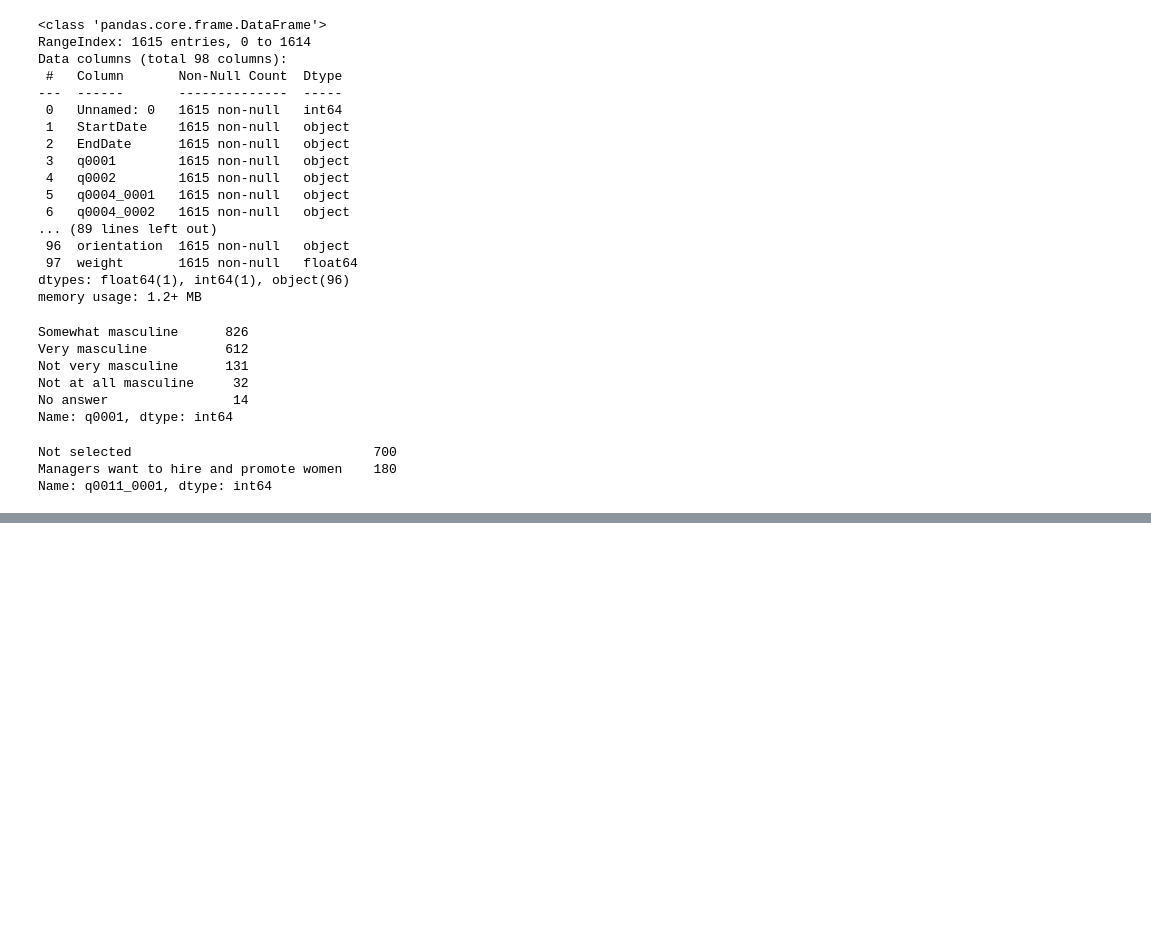
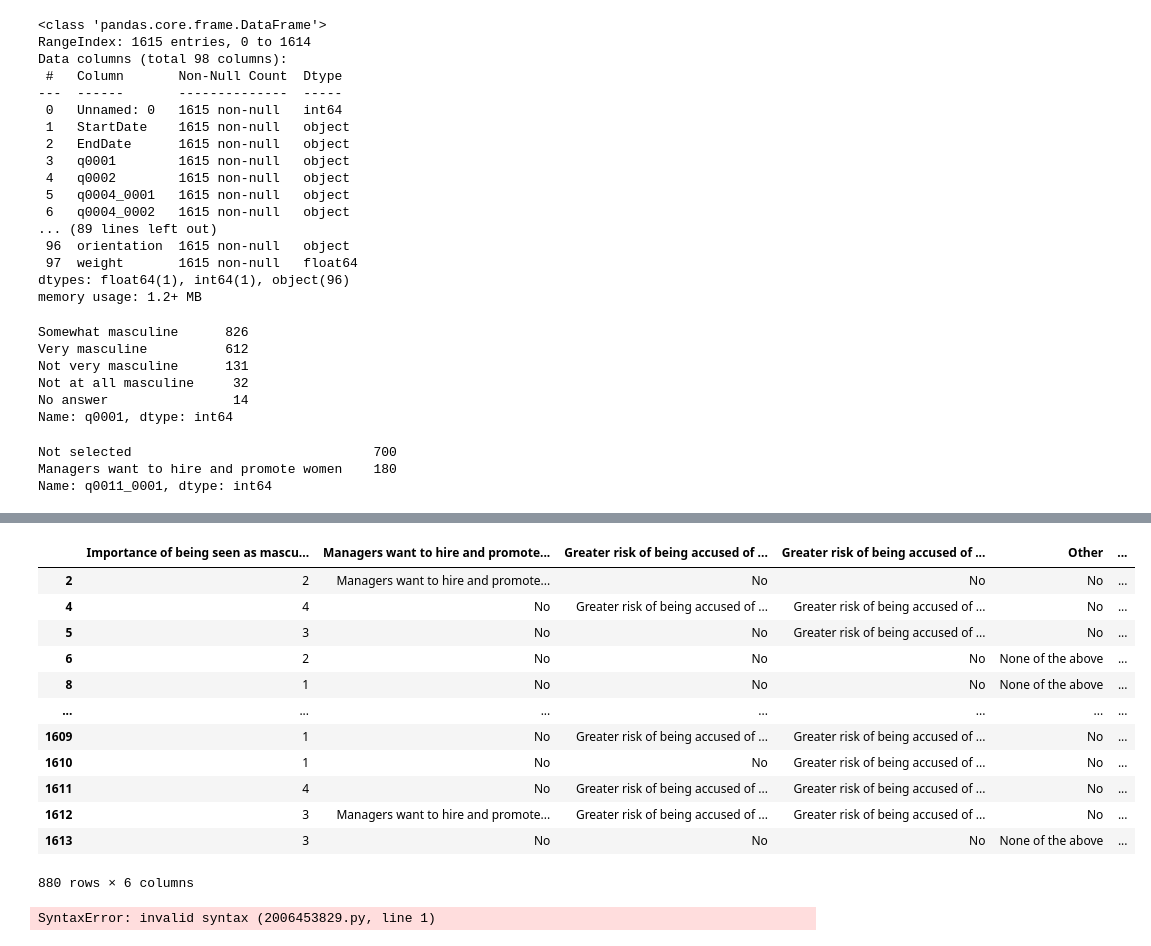
Before and after one commit to data301-2021-winter1/group20-project-, a Jupyter notebook: notebooks/analysis1.ipynb, the cells around one changed output, grey strips where cells are left out. Cells and saved outputs as stored; diff of their text form; code cells hidden in the pictures; blank space fills up the shorter version.

```diff
--- a/notebooks/analysis1.ipynb
+++ b/notebooks/analysis1.ipynb
@@ -121,0 +195,4 @@ Name: q0011_0001, dtype: int64
+# %%
+replacing_var = {"Not selected": "No" }
+Dataframe = Dataframe.replace(replacing_var)
+Dataframe
@@ -121,0 +305,47 @@ Name: q0011_0001, dtype: int64
+# %%
+## For Question 11
+df2 = (
+    pd.read_csv('https://raw.githubusercontent.com/fivethirtyeight/data/master/masculinity-survey/raw-responses.csv', usecols=['q0002','q0011_0001','q0011_0002','q0011_0003','q0011_0004','q0011_0005'])
+    .dropna()
+    .rename(columns={"q0002": "Importance of being seen as masculine" ,"q0011_0001": "Managers want to hire and promote women" , "q0011_0002": "Greater risk of being accused of sexual harassment" , "q0011_0003":"Greater risk of being accused of being sexist or racist" , "q0011_0004":"Other", "q0011_0005":"None of the above"})
+    .replace(cleanup_nums)
+    .replace(replacing_var)
+)
+df2
+# %% [output]
+|  | Importance of being seen as mascu... | Managers want to hire and promote... | Greater risk of being accused of ... | Greater risk of being accused of ... | Other | ... |
+| 2 | 2 | Managers want to hire and promote... | No | No | No | ... |
+| 4 | 4 | No | Greater risk of being accused of ... | Greater risk of being accused of ... | No | ... |
+| 5 | 3 | No | No | Greater risk of being accused of ... | No | ... |
+| 6 | 2 | No | No | No | None of the above | ... |
+| 8 | 1 | No | No | No | None of the above | ... |
+| ... | ... | ... | ... | ... | ... | ... |
+| 1609 | 1 | No | Greater risk of being accused of ... | Greater risk of being accused of ... | No | ... |
+| 1610 | 1 | No | No | Greater risk of being accused of ... | No | ... |
+| 1611 | 4 | No | Greater risk of being accused of ... | Greater risk of being accused of ... | No | ... |
+| 1612 | 3 | Managers want to hire and promote... | Greater risk of being accused of ... | Greater risk of being accused of ... | No | ... |
+| 1613 | 3 | No | No | No | None of the above | ... |
+880 rows × 6 columns
+# %%
+def load_and_process('https://raw.githubusercontent.com/fivethirtyeight/data/master/masculinity-survey/raw-responses.csv'):
+    # Method Chain 1 (Cleaning and rearranging answers from Question 10 )
+
+    df1 = (
+          pd.read_csv('https://raw.githubusercontent.com/fivethirtyeight/data/master/masculinity-survey/raw-responses.csv', usecols=['q0002','q0010_0001','q0010_0002','q0010_0003','q0010_0004','q0010_0005','q0010_0006','q0010_0007','q0010_0008'])
+    .dropna()
+    .rename(columns={"q0002": "Importance of being seen as masculine" , "q0010_0001": "Men make more money" , "q0010_0002": "Men are taken more seriously" , "q0010_0003": "Men have more choice","q0010_0004": "Men have more promotion/professional development opportunities","q0010_0005": "Men are explicitly praised more often", "q0010_0006":"Men have more support from their managers","q0010_0007":"Other" , "q0010_0008":"None of the Above"})
+      )
+
+    # Method Chain 2 (Create new columns, drop others, and do processing)
+
+    DF1 = (
+          df1
+           .replace(cleanup_nums)
+           .replace(replacing_var).
+      )
+
+    # Make sure to return the latest dataframe
+
+    return DF1
+# %% [output]
+SyntaxError: invalid syntax (2006453829.py, line 1)
```
Also changed, not shown: parts of 20 cells of this notebook.
